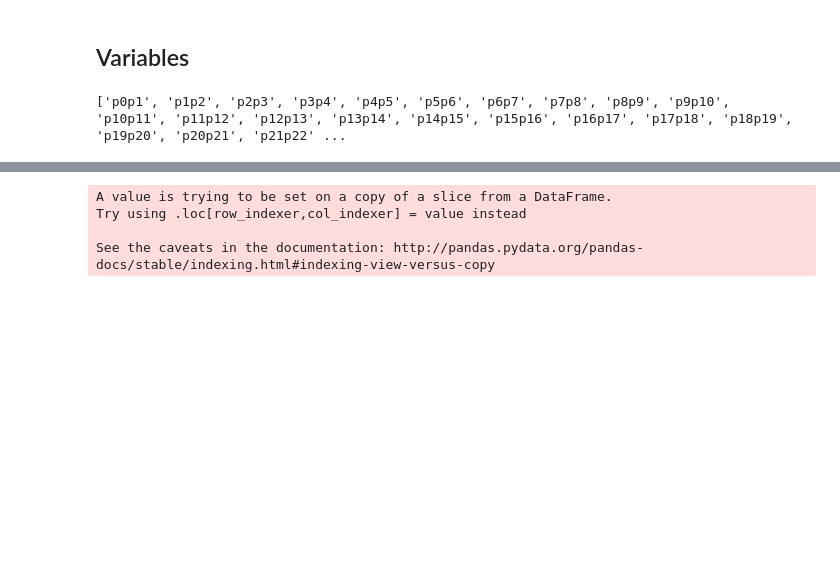
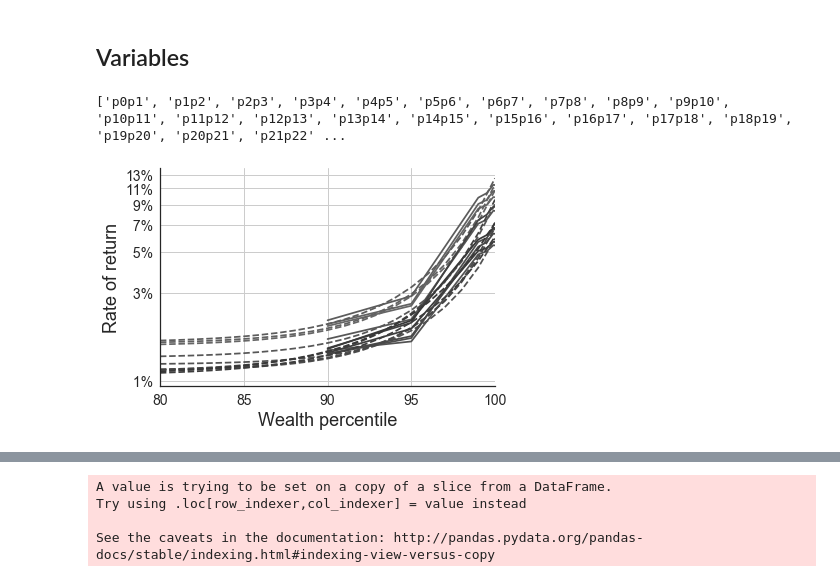
Before and after one commit to jgarciab/income_inequality, a Jupyter notebook: income_inequality.ipynb, the cells around one changed output, grey strips where cells are left out. Cells and saved outputs as stored; diff of their text form; code cells hidden in the pictures; blank space fills up the shorter version.

Commit message:
figures

```diff
--- a/income_inequality.ipynb
+++ b/income_inequality.ipynb
@@ -4,4 +4,7 @@ import pylab as plt
 import pickle
 import numpy as np
 import seaborn as sns
+sns.set(font_scale=1.4)
+sns.set_style("white")
+
 %matplotlib inline
@@ -133,24 +128,47 @@ a = a.sort_values(by="perc")
 a = a.loc[a["year"]>1965]
 # %%
 year2rate_return = dict()
+
+fig = plt.figure(figsize=(6,4))
+ax = fig.add_subplot(111)
 i = 0
 for year,data in a.groupby("year"):
     i += 1
-    if year < 2000:
+    if year < 2005:
         continue
     #data["value"] /= np.max(data["value"])
     popt, pcov = curve_fit(func, data["perc"]-95, np.log(data["value"]))
 
     y = func(np.arange(0,101)-95,*popt)
 
-    plt.plot(data["perc"],data["value"],"-")#,color=((i+1)/50,(i+1)/50,(i+1)/50))
-    plt.plot(np.arange(0,101),np.exp(y),"--")#,color=((i+1)/50,(i+1)/50,(i+1)/50))
+    plt.plot(data["perc"],data["value"],"-",color=((60-i)/50,(60-i)/50,(60-i)/50))
+    plt.plot(np.arange(0,101),np.exp(y),"--",color=((60-i)/50,(60-i)/50,(60-i)/50))
 
     year2rate_return[year] = np.exp(y)
 
 
 plt.yscale("log")
 plt.xlim(80,100)
 
 
 pickle.dump(year2rate_return,open("data_abm/year2rate_return.dump","wb+"))
+
+plt.xlabel("Wealth percentile",fontsize=18)
+plt.ylabel("Rate of return",fontsize=18)
+plt.yticks(np.linspace(0.01,0.13,7),["{:2.0f}%".format(_) for _ in np.linspace(1,13,7)])
+plt.grid("on")
+
+
+# Hide the right and top spines
+ax.spines['right'].set_visible(False)
+ax.spines['top'].set_visible(False)
+
+# Only show ticks on the left and bottom spines
+ax.yaxis.set_ticks_position('left')
+ax.xaxis.set_ticks_position('bottom')
+
+
+plt.savefig("figures/rate_return.pdf")
+plt.show()
+# %% [output]
+[figure, added]
```
Also changed, not shown: parts of 6 cells of this notebook, 9 other files.
